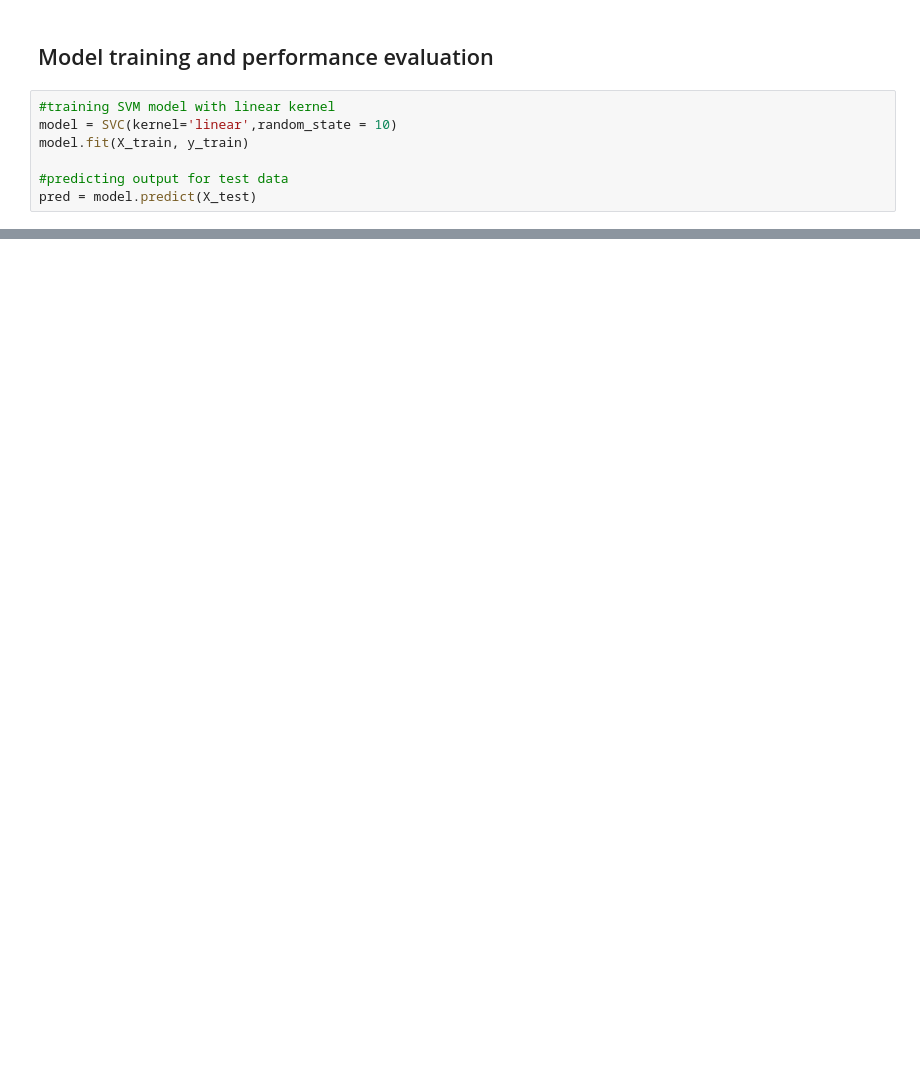
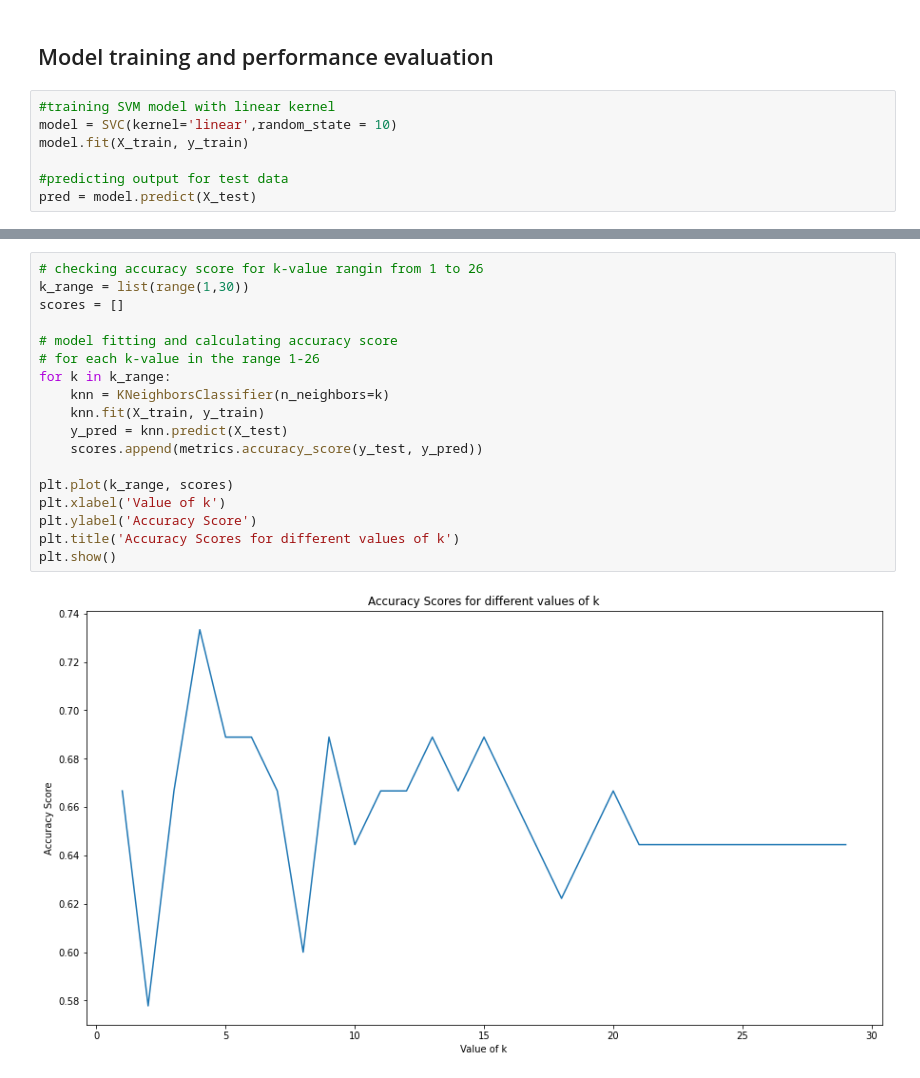
Before and after one commit to Tuchsanai/152-478-Introduction-to-Deep-Learning-for-Artificial-Intelligence-Engineering, a Jupyter notebook: 03_2_Analysis/2_Sklearn_tutorial..ipynb, the cells around one changed output, grey strips where cells are left out. Saved outputs shown, nothing was run; the diff lists cells and outputs as text; blank space fills up the shorter version.

```diff
--- a/03_2_Analysis/2_Sklearn_tutorial..ipynb
+++ b/03_2_Analysis/2_Sklearn_tutorial..ipynb
@@ -108,0 +136,20 @@ weighted avg       0.96      0.94      0.95        36
+# %%
+# checking accuracy score for k-value rangin from 1 to 26
+k_range = list(range(1,30))
+scores = []
+
+# model fitting and calculating accuracy score
+# for each k-value in the range 1-26
+for k in k_range:
+    knn = KNeighborsClassifier(n_neighbors=k)
+    knn.fit(X_train, y_train)
+    y_pred = knn.predict(X_test)
+    scores.append(metrics.accuracy_score(y_test, y_pred))
+
+plt.plot(k_range, scores)
+plt.xlabel('Value of k')
+plt.ylabel('Accuracy Score')
+plt.title('Accuracy Scores for different values of k')
+plt.show()
+# %% [output]
+[figure, added]
```
Also changed, not shown: parts of 16 cells of this notebook, 1 other file.
